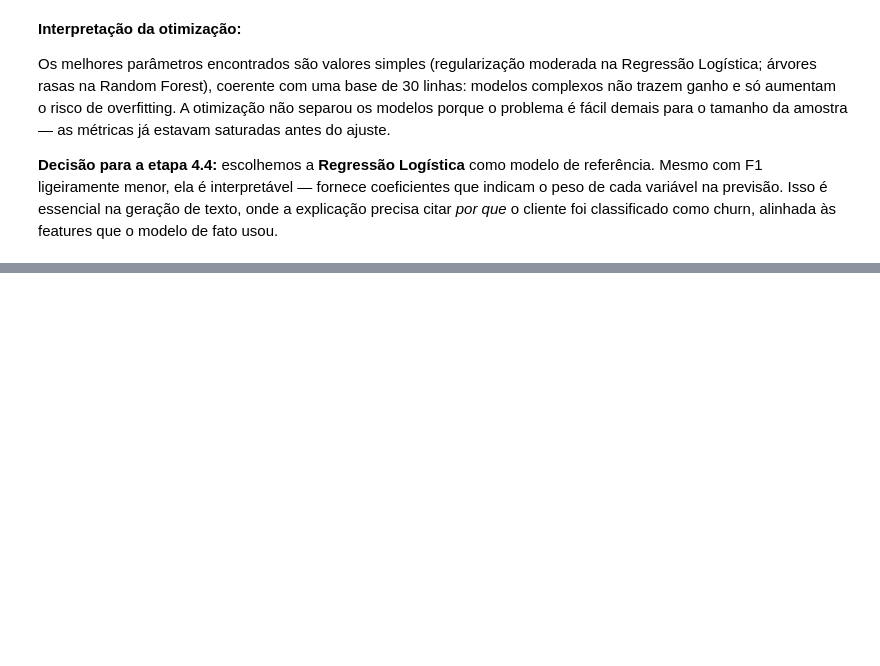
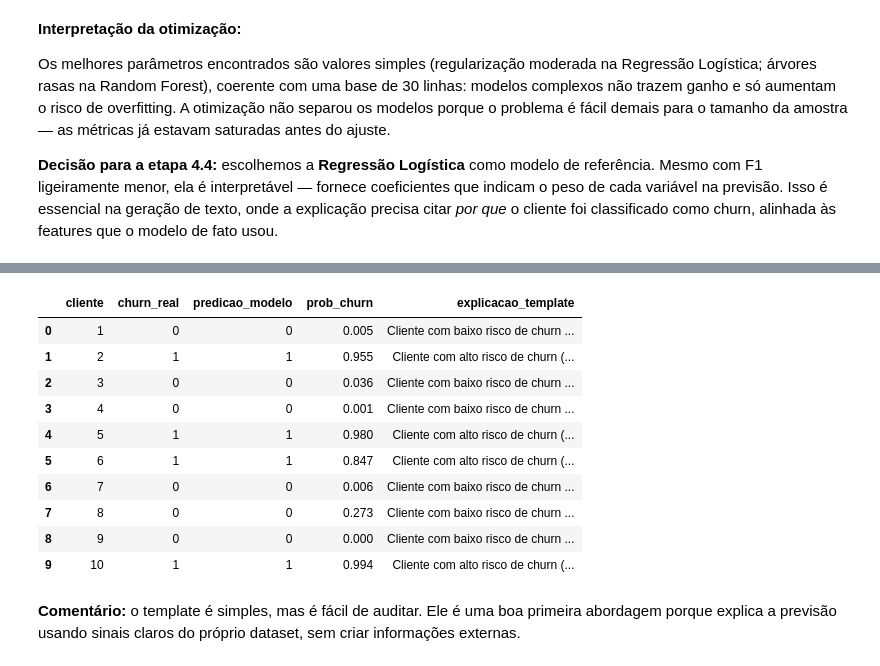
Before and after one commit to RitaLB/Stonelab-Churn-Clientes-AI, a Jupyter notebook: notebooks/stone_churn_clients.ipynb, the cells around one changed output, grey strips where cells are left out. Cells and saved outputs as stored; diff of their text form; code cells hidden in the pictures; blank space fills up the shorter version.

```diff
--- a/notebooks/stone_churn_clients.ipynb
+++ b/notebooks/stone_churn_clients.ipynb
@@ -708,0 +845,16 @@ Os melhores parâmetros encontrados são valores simples (regularização modera
+# %%
+def gerar_explicacao_template(cliente, modelo=modelo_texto):
+    predicao, prob_churn = prever_churn_cliente(cliente, modelo)
+    fatores = selecionar_fatores_template(cliente, predicao)
+    texto_fatores = "; ".join(fatores)
+
+    if predicao == 1:
+        return (
+            f"Cliente com alto risco de churn ({prob_churn:.0%}). "
+            f"Principais sinais: {texto_fatores}."
+        )
+
+    return (
+        f"Cliente com baixo risco de churn ({prob_churn:.0%}). "
+        f"Principais sinais positivos: {texto_fatores}."
+    )
@@ -708,0 +865,29 @@ Os melhores parâmetros encontrados são valores simples (regularização modera
+# %%
+exemplos_template = []
+
+for idx, cliente in df.head(10).iterrows():
+    predicao, prob_churn = prever_churn_cliente(cliente, modelo_texto)
+    exemplos_template.append({
+        "cliente": idx + 1,
+        "churn_real": int(cliente[alvo]),
+        "predicao_modelo": predicao,
+        "prob_churn": round(prob_churn, 3),
+        "explicacao_template": gerar_explicacao_template(cliente, modelo_texto),
+    })
+
+exemplos_template = pd.DataFrame(exemplos_template)
+display(exemplos_template)
+# %% [output]
+|  | cliente | churn_real | predicao_modelo | prob_churn | explicacao_template |
+| 0 | 1 | 0 | 0 | 0.005 | Cliente com baixo risco de churn ... |
+| 1 | 2 | 1 | 1 | 0.955 | Cliente com alto risco de churn (... |
+| 2 | 3 | 0 | 0 | 0.036 | Cliente com baixo risco de churn ... |
+| 3 | 4 | 0 | 0 | 0.001 | Cliente com baixo risco de churn ... |
+| 4 | 5 | 1 | 1 | 0.980 | Cliente com alto risco de churn (... |
+| 5 | 6 | 1 | 1 | 0.847 | Cliente com alto risco de churn (... |
+| 6 | 7 | 0 | 0 | 0.006 | Cliente com baixo risco de churn ... |
+| 7 | 8 | 0 | 0 | 0.273 | Cliente com baixo risco de churn ... |
+| 8 | 9 | 0 | 0 | 0.000 | Cliente com baixo risco de churn ... |
+| 9 | 10 | 1 | 1 | 0.994 | Cliente com alto risco de churn (... |
+# %% [markdown]
+**Comentário:** o template é simples, mas é fácil de auditar. Ele é uma boa primeira abordagem porque explica a previsão usando sinais claros do próprio dataset, sem criar informações externas.
```
Also changed, not shown: parts of 17 cells of this notebook.
